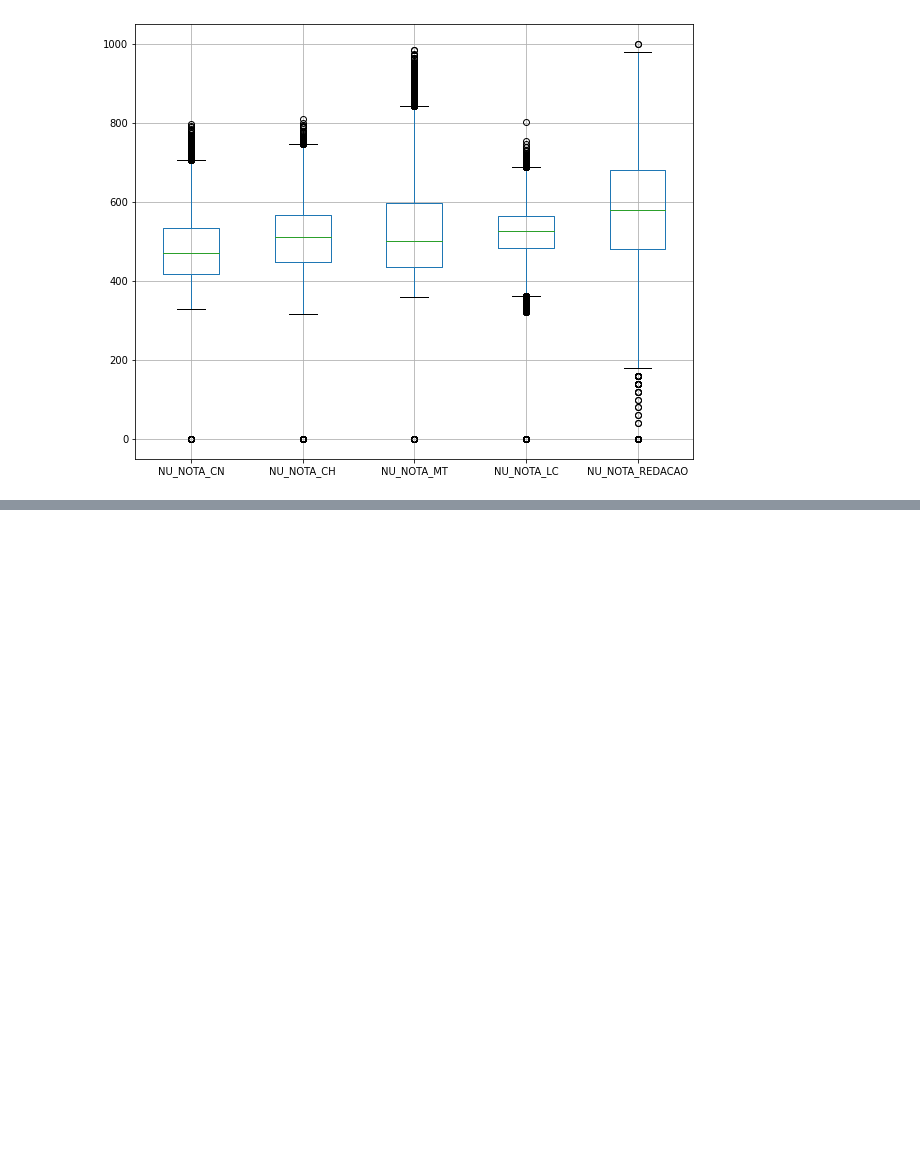
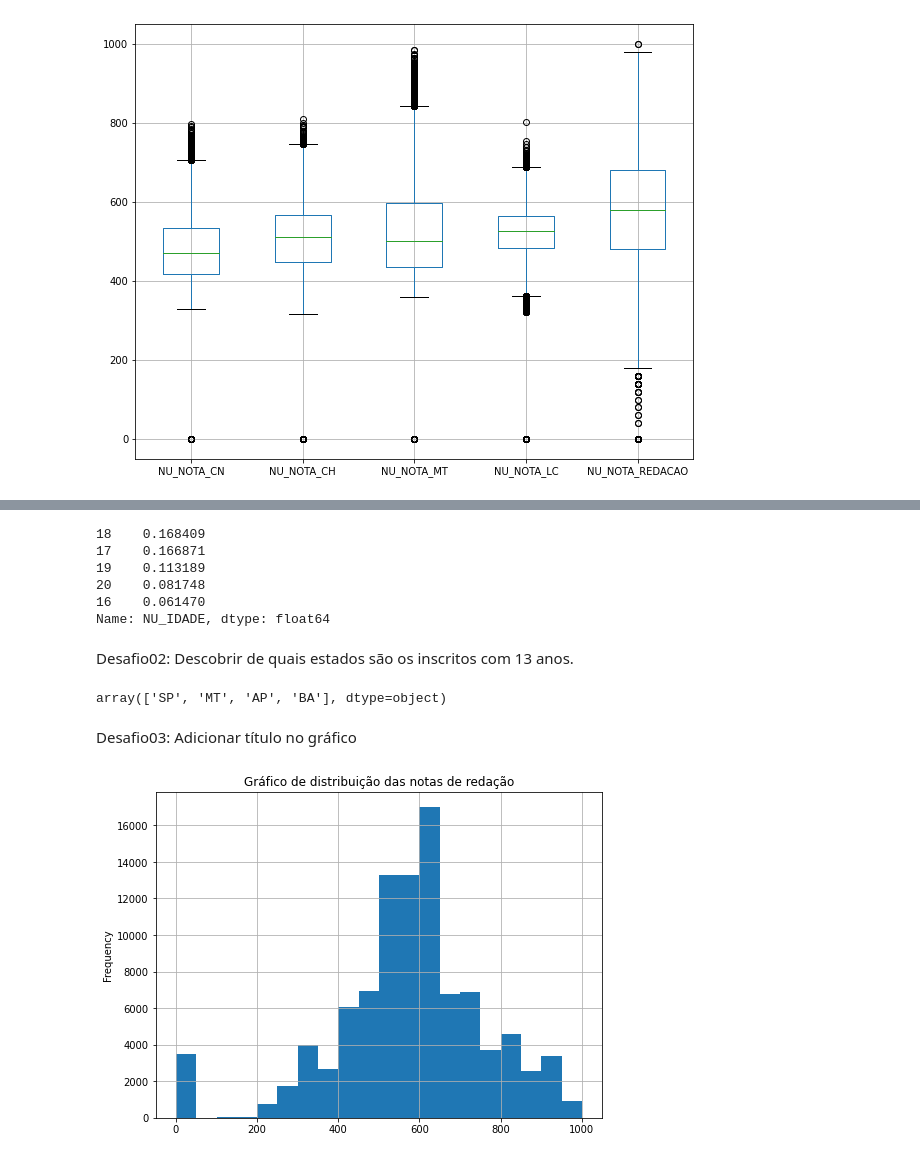
Before and after one commit to audreyemmely/alura-data-immersion, a Jupyter notebook: aula01_desafio01.ipynb, the cells around one changed output, grey strips where cells are left out. Cells and saved outputs as stored; diff of their text form; code cells hidden in the pictures; blank space fills up the shorter version.

Commit message:
desafio respondido

```diff
--- a/aula01_desafio01.ipynb
+++ b/aula01_desafio01.ipynb
@@ -206,0 +209,17 @@ dados[provas].boxplot(grid = True, figsize = (10, 8))
+# %%
+dados["NU_IDADE"].value_counts(normalize = True).sort_values(ascending = False).head()
+# %% [output]
+18    0.168409
+17    0.166871
+19    0.113189
+20    0.081748
+16    0.061470
+Name: NU_IDADE, dtype: float64
+# %% [markdown]
+Desafio02: Descobrir de quais estados são os inscritos com 13 anos.
+# %%
+dados.query("NU_IDADE == 13")["SG_UF_RESIDENCIA"].unique()
+# %% [output]
+array(['SP', 'MT', 'AP', 'BA'], dtype=object)
+# %% [markdown]
+Desafio03: Adicionar título no gráfico
@@ -206,0 +228,5 @@ dados[provas].boxplot(grid = True, figsize = (10, 8))
+# %%
+dados["NU_NOTA_REDACAO"].plot.hist(bins = 20, figsize = (8, 6), title = "Gráfico de distribuição das notas de redação", grid = True)
+plt.show()
+# %% [output]
+[figure, added]
```
Also changed, not shown: parts of 11 cells of this notebook.
